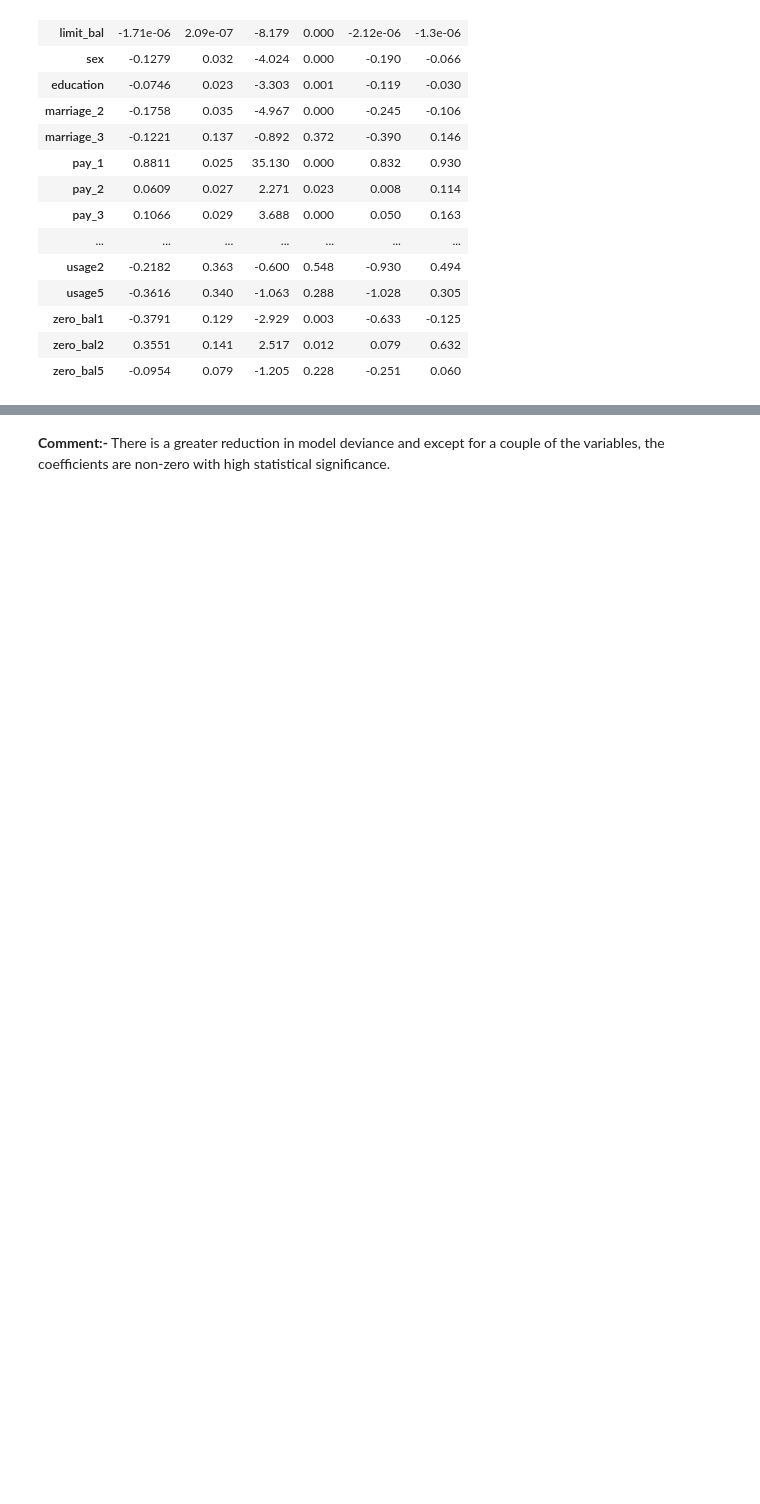
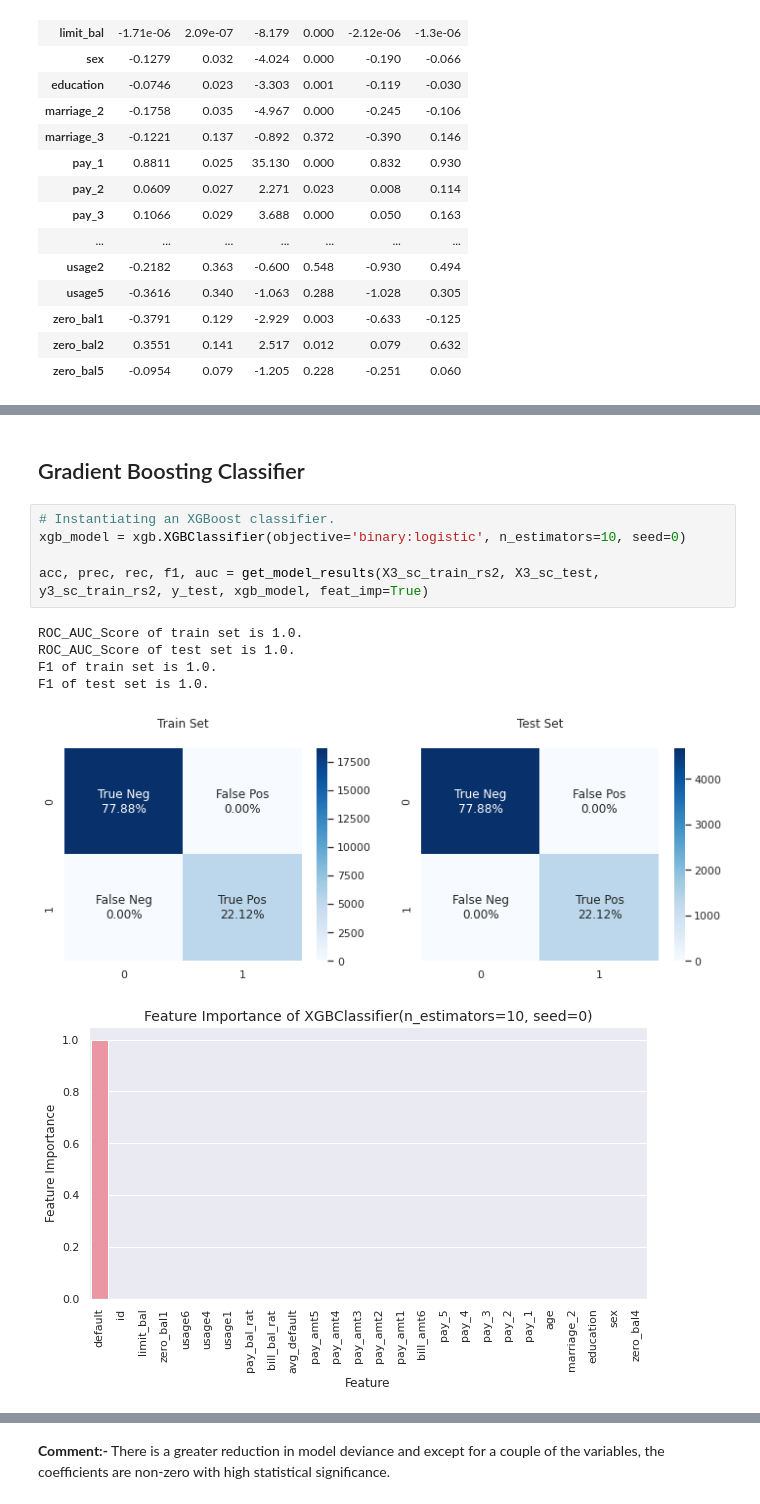
Before and after one commit to KaiwalyaZ/Credit-Card-Default, a Jupyter notebook: Credit_card_default_kaiwalya.ipynb, the cells around one changed output, grey strips where cells are left out. Saved outputs shown, nothing was run; the diff lists cells and outputs as text; blank space fills up the shorter version.

```diff
--- a/Credit_card_default_kaiwalya.ipynb
+++ b/Credit_card_default_kaiwalya.ipynb
@@ -975,0 +1026,15 @@ Generalized Linear Model Regression Results
+# %% [markdown]
+<a id='xgb'></a>
+## Gradient Boosting Classifier<br>
+# %%
+# Instantiating an XGBoost classifier.
+xgb_model = xgb.XGBClassifier(objective='binary:logistic', n_estimators=10, seed=0)
+
+acc, prec, rec, f1, auc = get_model_results(X3_sc_train_rs2, X3_sc_test, y3_sc_train_rs2, y_test, xgb_model, feat_imp=True)
+# %% [output]
+ROC_AUC_Score of train set is 1.0.
+ROC_AUC_Score of test set is 1.0.
+F1 of train set is 1.0.
+F1 of test set is 1.0.
+[figure, added]
+[figure, added]
```
Also changed, not shown: parts of 14 cells of this notebook.
